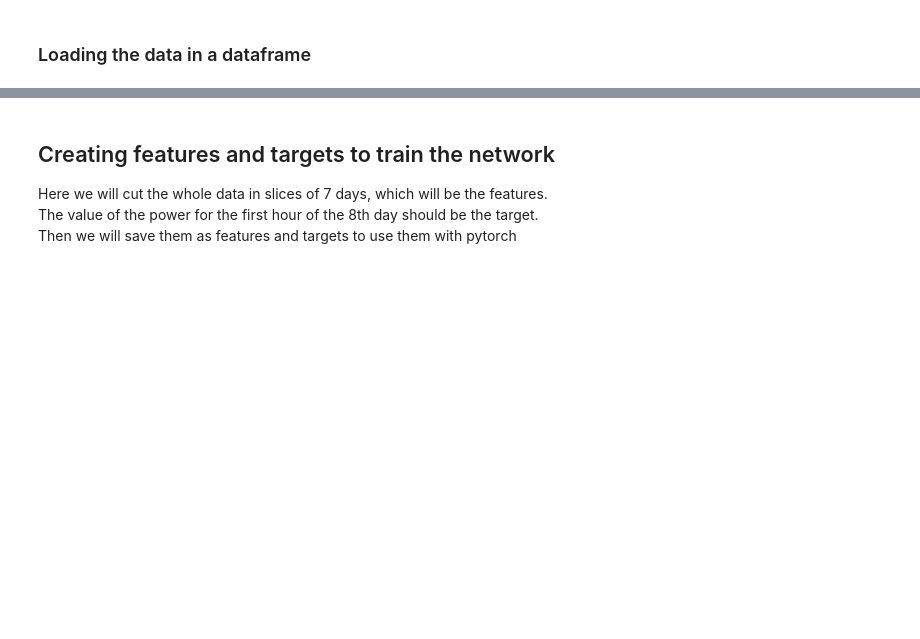
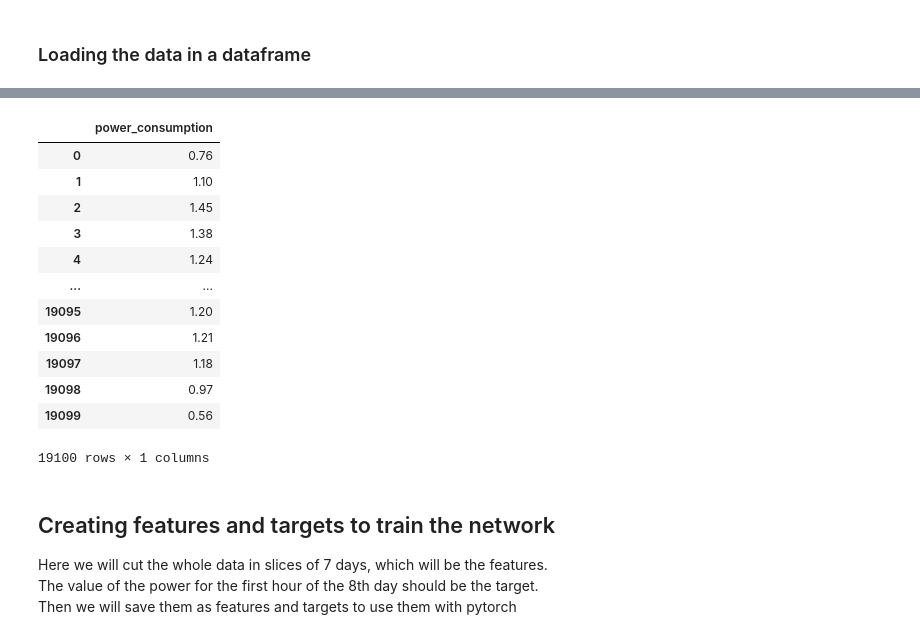
Before and after one commit to CS-433/ml-project-2-powerpredictors, a Jupyter notebook: ExploreData.ipynb, the cells around one changed output, grey strips where cells are left out. Saved outputs shown, nothing was run; the diff lists cells and outputs as text; code cells hidden in the pictures; blank space fills up the shorter version.

```diff
--- a/ExploreData.ipynb
+++ b/ExploreData.ipynb
@@ -37,3 +74,19 @@ Here its included one element before and behind the returned indices to check th
+# %%
+y
+# %% [output]
+|  | power_consumption |
+| 0 | 0.76 |
+| 1 | 1.10 |
+| 2 | 1.45 |
+| 3 | 1.38 |
+| 4 | 1.24 |
+| ... | ... |
+| 19095 | 1.20 |
+| 19096 | 1.21 |
+| 19097 | 1.18 |
+| 19098 | 0.97 |
+| 19099 | 0.56 |
+19100 rows × 1 columns
 # %% [markdown]
 ## Creating features and targets to train the network
 Here we will cut the whole data in slices of 7 days, which will be the features. \
```
Also changed, not shown: parts of 12 cells of this notebook.
